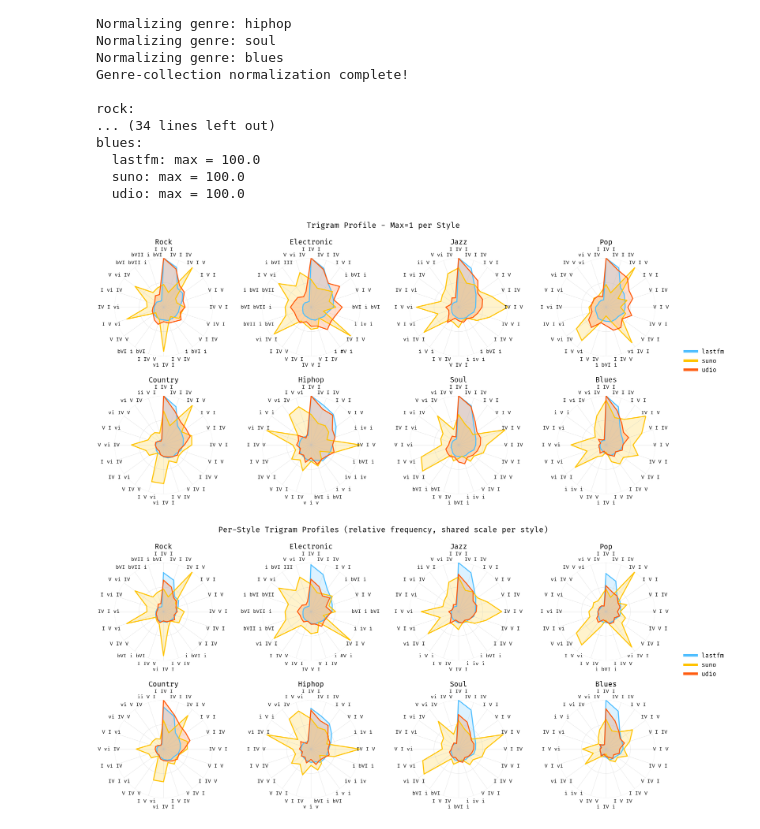
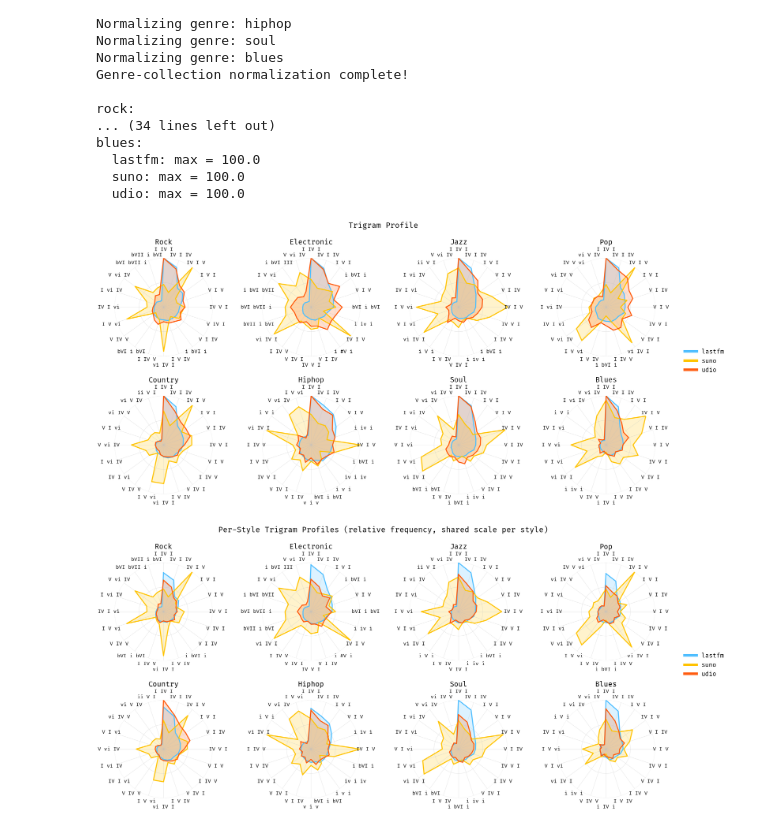
Before and after one commit to Dazzid/Aimir_Structure, a Jupyter notebook: src/04_test_music_form_ACE.ipynb, the cells around one changed output. Cells and saved outputs as stored; diff of their text form; code cells hidden in the pictures.

```diff
--- a/src/04_test_music_form_ACE.ipynb
+++ b/src/04_test_music_form_ACE.ipynb
@@ -772,35 +772,35 @@ for ax_idx, genre in enumerate(genres):
     # === HIDE ALL CIRCLES AND SPOKES HERE ===
     axes[ax_idx].spines['polar'].set_visible(False)  # Hide the outer border
     axes[ax_idx].xaxis.grid(True, color="#C0C0C0", linewidth=0.5, alpha=1.0)  # Spokes in gray
     axes[ax_idx].yaxis.grid(True, color="#C0C0C0", linewidth=0.5, alpha=1.0)  # Circles in gray (if wanted)
 
     # =========================================
 
     axes[ax_idx].set_title(f"{genre.title()}", fontsize=28, pad=55)
 
 
 # Remove any unused axes
 for ax in axes[len(genres):]:
    fig.delaxes(ax)
 
-plt.suptitle("Trigram Profile - Max=1 per Style", fontsize=30)
+plt.suptitle("Trigram Profile", fontsize=30)
 plt.tight_layout(rect=[0, 0, 1, 0.96], h_pad=5.0, w_pad=3.5)
 
 line_handles = [
    mlines.Line2D([], [], color=color, linewidth=10, label=col)
    for col, color in zip(collections, colors)
 ]
 fig.legend(
    handles=line_handles,
    labels=collections,
    loc='center left',
    bbox_to_anchor=(1.01, 0.5),
    fontsize=24,
    frameon=False
 )
 plt.show()
 # %% [output]
-[figure, old version]
+[figure, new version]
 # %%
 # Re-normalized per-style trigram profiles: RELATIVE FREQUENCY on a SHARED scale per style.
 #
```
Also changed, not shown: parts of 1 cell of this notebook, 25 other files.
